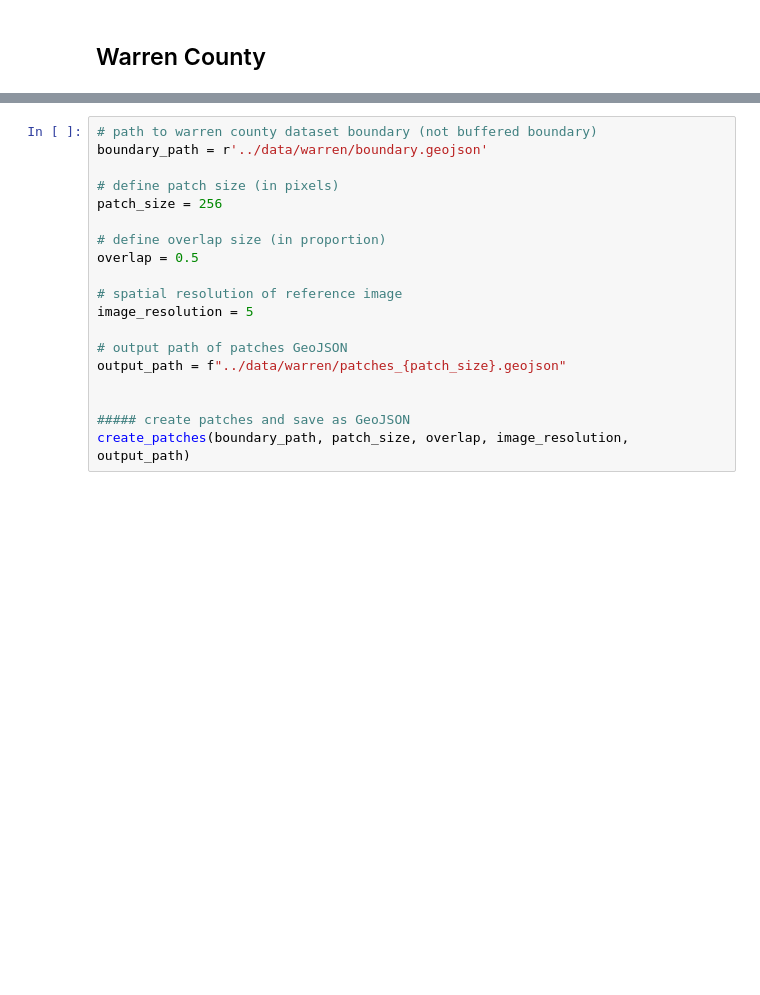
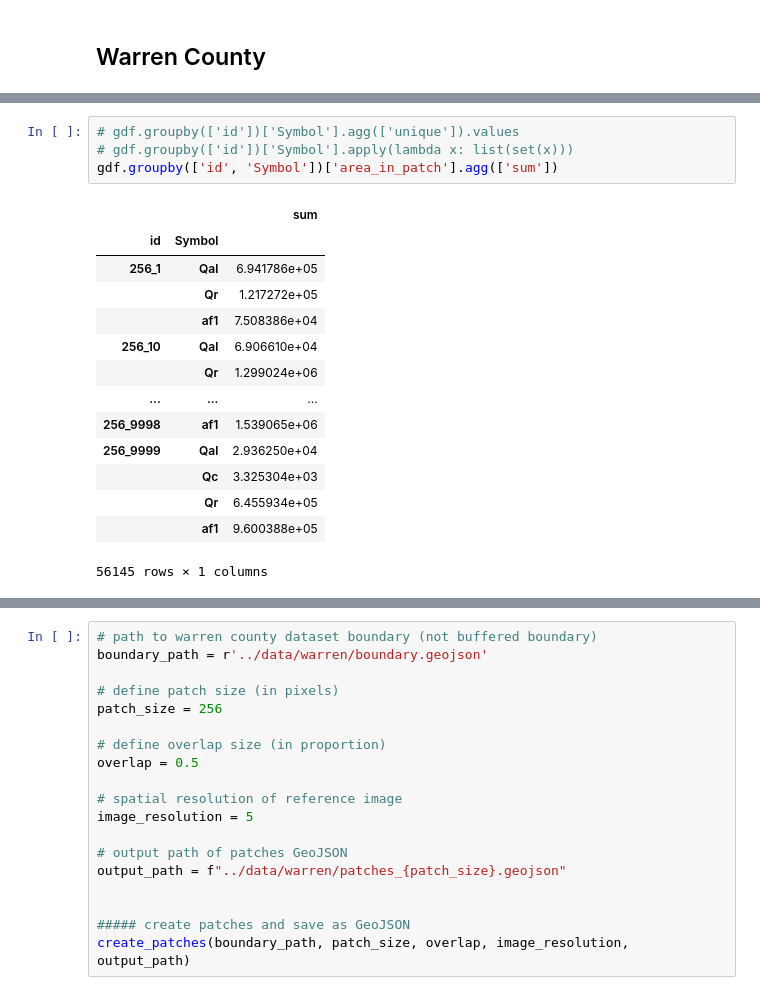
Before and after one commit to masseygeo/earthscape, a Jupyter notebook: code/data_prep.ipynb, the cells around one changed output, grey strips where cells are left out. Drawn from its saved outputs; the diff is of its cells as text; blank space fills up the shorter version.

```diff
--- a/code/data_prep.ipynb
+++ b/code/data_prep.ipynb
@@ -821 +870,20 @@ def create_patches(boundary_path, patch_size, overlap, image_resolution, output_
+# %%
+# gdf.groupby(['id'])['Symbol'].agg(['unique']).values
+# gdf.groupby(['id'])['Symbol'].apply(lambda x: list(set(x)))
+gdf.groupby(['id', 'Symbol'])['area_in_patch'].agg(['sum'])
+# %% [output]
+|  |  | sum |
+| id | Symbol |  |
+| 256_1 | Qal | 6.941786e+05 |
+|  | Qr | 1.217272e+05 |
+|  | af1 | 7.508386e+04 |
+| 256_10 | Qal | 6.906610e+04 |
+|  | Qr | 1.299024e+06 |
+| ... | ... | ... |
+| 256_9998 | af1 | 1.539065e+06 |
+| 256_9999 | Qal | 2.936250e+04 |
+|  | Qc | 3.325304e+03 |
+|  | Qr | 6.455934e+05 |
+|  | af1 | 9.600388e+05 |
+56145 rows × 1 columns
 # %%
```
Also changed, not shown: parts of 13 cells of this notebook.
